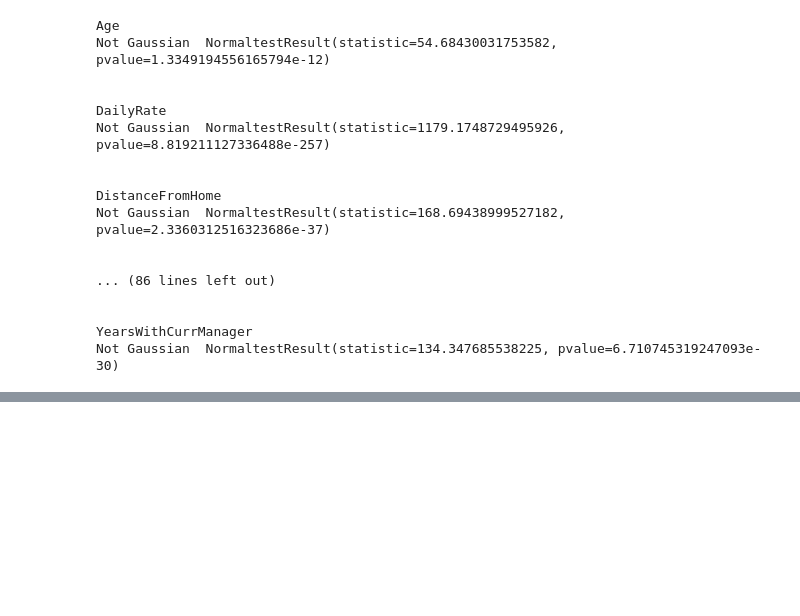
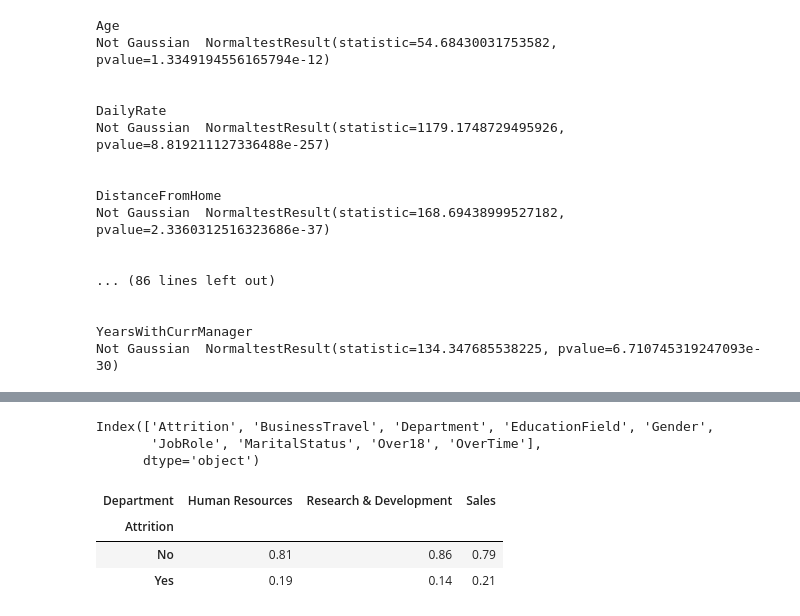
Before and after one commit to mohamedisakr/kaggle-ibm-hr-analytics-employee-attrition, a Jupyter notebook: exploratory-data-analysis-template.ipynb, the cells around one changed output, grey strips where cells are left out. Cells and saved outputs as stored; diff of their text form; code cells hidden in the pictures; blank space fills up the shorter version.

```diff
--- a/exploratory-data-analysis-template.ipynb
+++ b/exploratory-data-analysis-template.ipynb
@@ -454,0 +519,16 @@ Not Gaussian  NormaltestResult(statistic=134.347685538225, pvalue=6.710745319247
+# %%
+# relationship between categorical variables using cross table
+categorical_features
+# %% [output]
+Index(['Attrition', 'BusinessTravel', 'Department', 'EducationField', 'Gender',
+       'JobRole', 'MaritalStatus', 'Over18', 'OverTime'],
+      dtype='object')
+# %%
+pd.crosstab(
+    index=train['Attrition'], columns=train['Department'],normalize='columns'
+    ).round(2)
+# %% [output]
+| Department | Human Resources | Research & Development | Sales |
+| Attrition |  |  |  |
+| No | 0.81 | 0.86 | 0.79 |
+| Yes | 0.19 | 0.14 | 0.21 |
```
Also changed, not shown: parts of 6 cells of this notebook.
